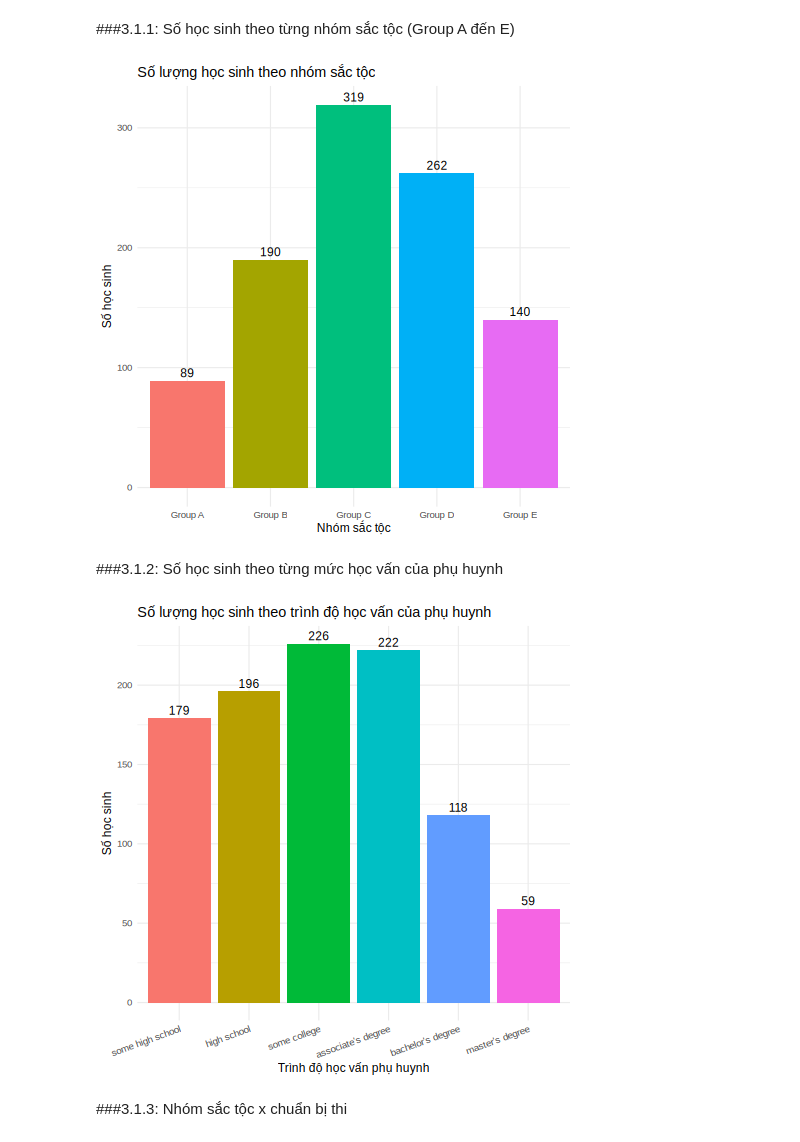
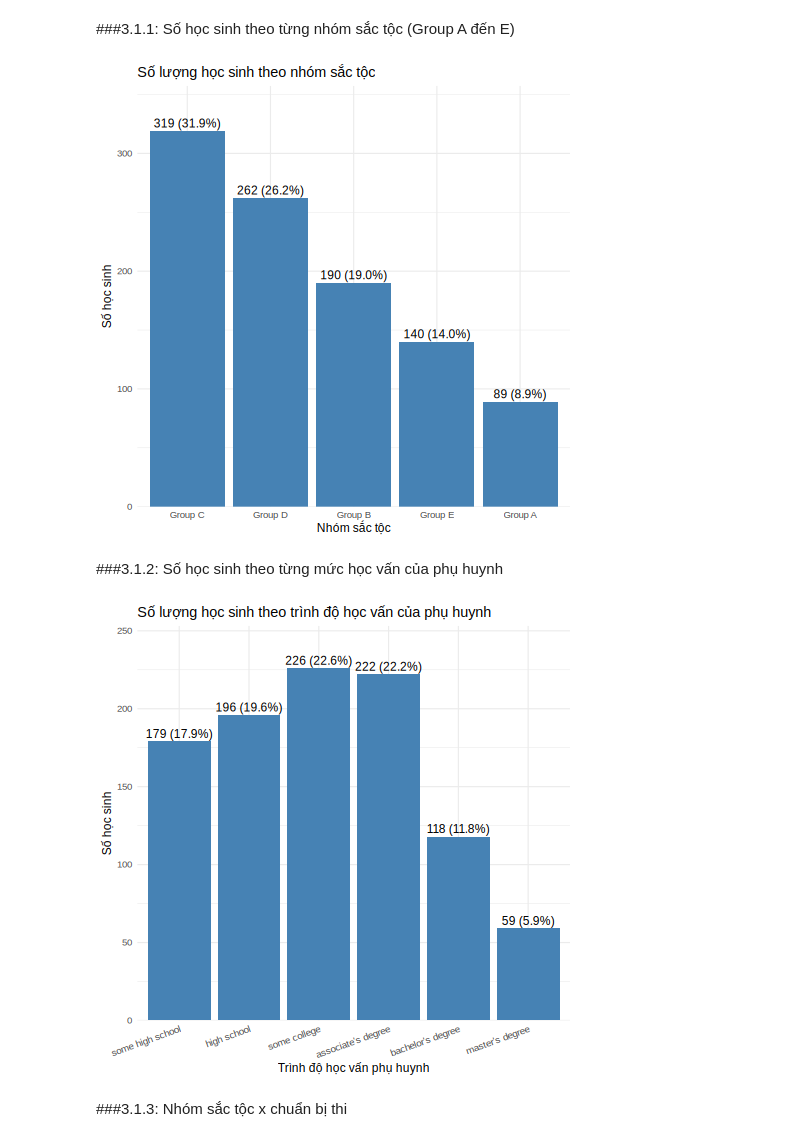
Before and after one commit to 25-DoThanQuocKhanh-24174600024/DHKL18A1HN_Do_An_Nhom_2_CD_3, a Jupyter notebook: Đồ_Án_1_Nhóm_2_2_DHKL18A1HN.ipynb, the cells around one changed output. Saved outputs shown, nothing was run; the diff lists cells and outputs as text; code cells hidden in the pictures.

```diff
--- a/Đồ_Án_1_Nhóm_2_2_DHKL18A1HN.ipynb
+++ b/Đồ_Án_1_Nhóm_2_2_DHKL18A1HN.ipynb
@@ -982,29 +974,37 @@ Giá trị thiếu: 0
 ###3.1.1: Số học sinh theo từng nhóm sắc tộc (Group A đến E)
 # %%
 %%R
-p31a <- df |> count(race_ethnicity) |>
-  ggplot(aes(race_ethnicity, n, fill = race_ethnicity)) +
-  geom_col(show.legend = FALSE) +
-  geom_text(aes(label = n), vjust = -0.4) +
+# [p31a] Cột: số học sinh theo nhóm sắc tộc (biến định danh -> sắp theo số lượng)
+p31a <- df |>
+  count(race_ethnicity) |>
+  mutate(label = paste0(n, " (", percent(n / sum(n), accuracy = 0.1), ")")) |>
+  ggplot(aes(fct_reorder(race_ethnicity, n, .desc = TRUE), n)) +
+  geom_col(fill = "steelblue") +
+  geom_text(aes(label = label), vjust = -0.4) +
+  scale_y_continuous(expand = expansion(mult = c(0, 0.12))) +
   labs(title = "Số lượng học sinh theo nhóm sắc tộc",
        x = "Nhóm sắc tộc", y = "Số học sinh")
 save_plot(p31a, "3.1a_so_luong_sac_toc")
 # %% [output]
-[figure, old version]
+[figure, new version]
 # %% [markdown]
 ###3.1.2: Số học sinh theo từng mức học vấn của phụ huynh
 # %%
 %%R
-p31b <- df |> count(parental_education) |>
-  ggplot(aes(parental_education, n, fill = parental_education)) +
-  geom_col(show.legend = FALSE) +
-  geom_text(aes(label = n), vjust = -0.4) +
+# [p31b] Cột: số học sinh theo học vấn phụ huynh (biến thứ bậc -> giữ nguyên thứ tự)
+p31b <- df |>
+  count(parental_education) |>
+  mutate(label = paste0(n, " (", percent(n / sum(n), accuracy = 0.1), ")")) |>
+  ggplot(aes(parental_education, n)) +
+  geom_col(fill = "steelblue") +
+  geom_text(aes(label = label), vjust = -0.4) +
+  scale_y_continuous(expand = expansion(mult = c(0, 0.12))) +
   labs(title = "Số lượng học sinh theo trình độ học vấn của phụ huynh",
        x = "Trình độ học vấn phụ huynh", y = "Số học sinh") +
   theme(axis.text.x = element_text(angle = 20, hjust = 1))
 save_plot(p31b, "3.1b_so_luong_hoc_van_phu_huynh")
 # %% [output]
-[figure, old version]
+[figure, new version]
 # %% [markdown]
 ###3.1.3: Nhóm sắc tộc x chuẩn bị thi
 # %%
```
Also changed, not shown: parts of 11 cells of this notebook.
